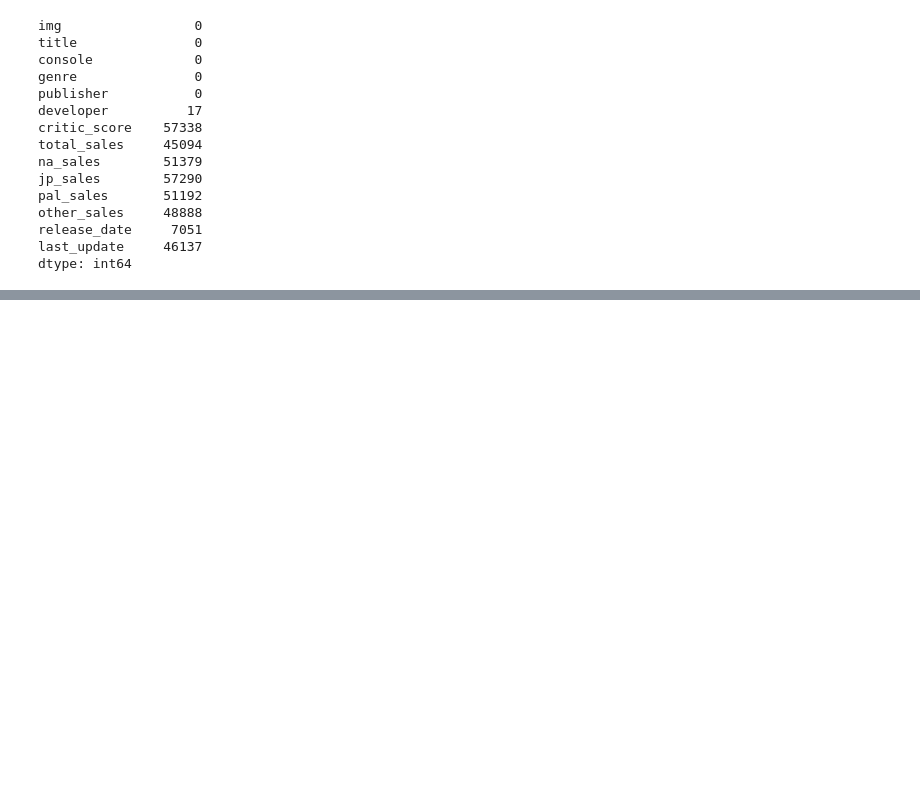
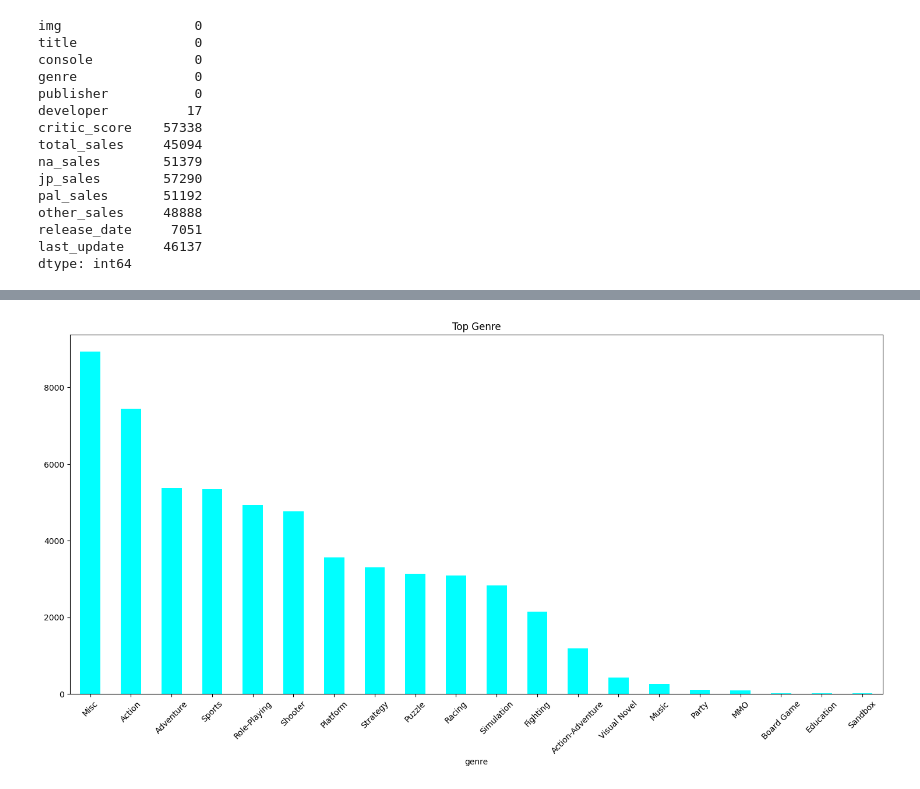
Before and after one commit to Bleow69/Beepboop, a Jupyter notebook: VGModel.ipynb, the cells around one changed output, grey strips where cells are left out. Drawn from its saved outputs; the diff is of its cells as text; code cells hidden in the pictures; blank space fills up the shorter version.

```diff
--- a/VGModel.ipynb
+++ b/VGModel.ipynb
@@ -67,0 +163,7 @@ Dataset has missing values but no duplicate values
+# %%
+market_a['genre'].value_counts().plot(kind='bar', title='Top Genre', color='cyan')
+plt.rcParams['figure.figsize'] = (16, 8)
+plt2.xticks(rotation=45)
+plt2.show()
+# %% [output]
+[figure, added]
```
Also changed, not shown: parts of 16 cells of this notebook.
